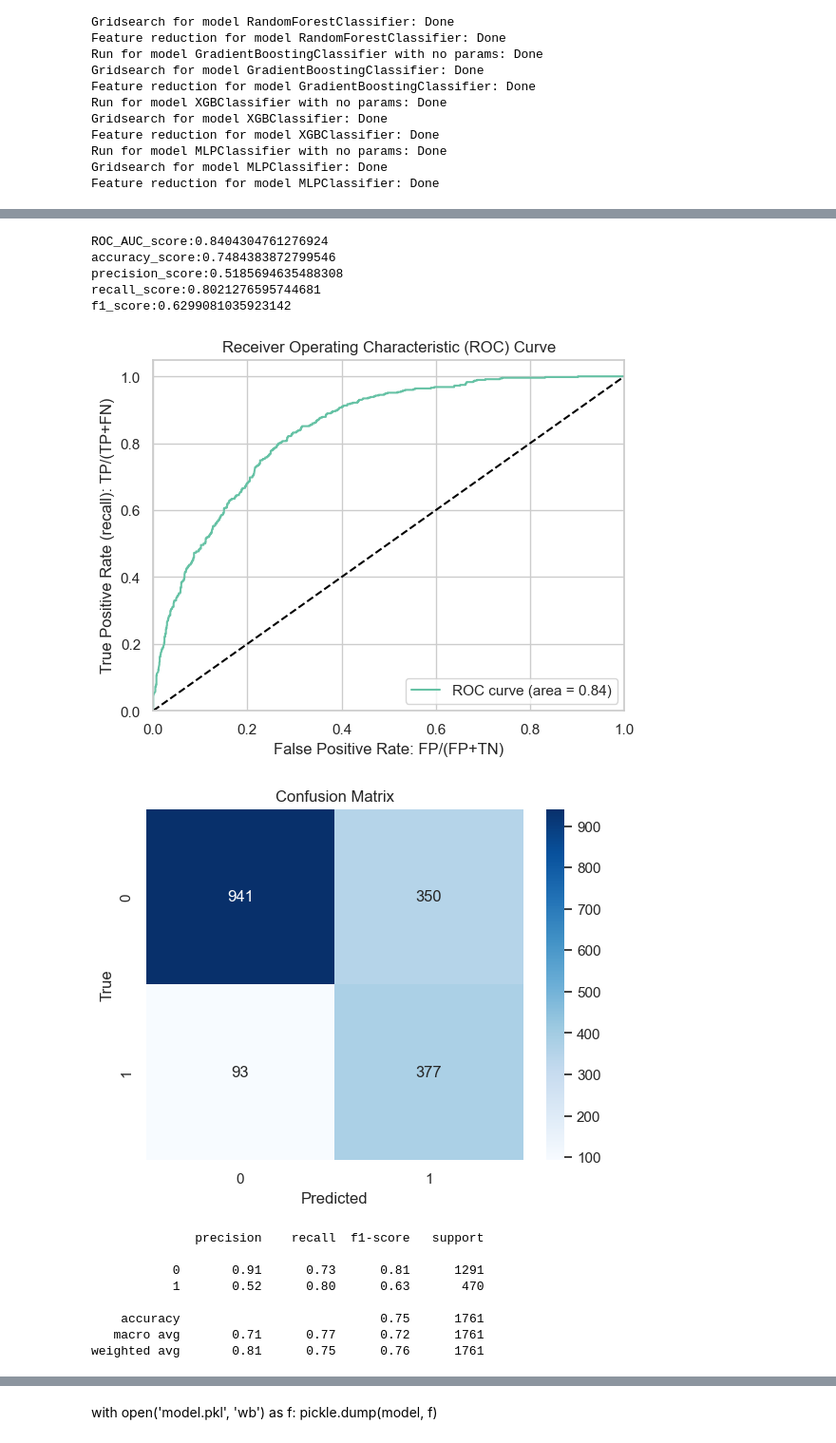
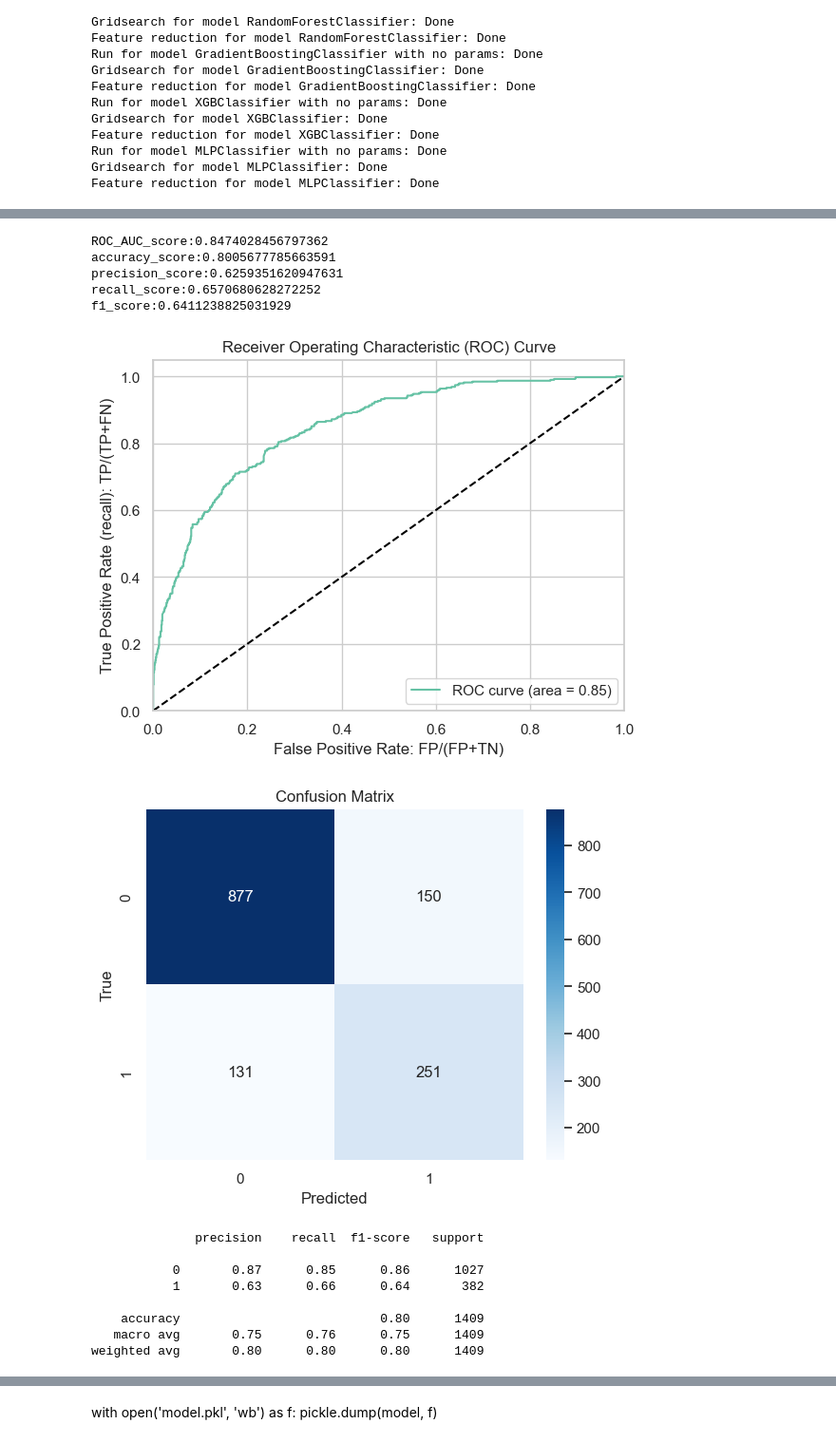
Before and after one commit to nb3110/telco_churn_project, a Jupyter notebook: notebook.ipynb, the cells around one changed output, grey strips where cells are left out. Shown at 95% size. Cells and saved outputs as stored; diff of their text form; code cells hidden in the pictures.

```diff
--- a/notebook.ipynb
+++ b/notebook.ipynb
@@ -441,7 +442,7 @@ X
 # %% [markdown]
 ### Dropping non significant features:
 # %%
-df_num = df_num.drop(columns=['MultipleLines','PhoneService','ExtraChargesEstimate','gender','StreamingTV','StreamingMovies','StreamingMovies','TotalCharges'])
+df_num = df_num.drop(columns=['PhoneService','ExtraChargesEstimate','gender','TotalCharges'])
 # %%
 df_num.to_csv("preprocessed_df.csv")
 # %% [markdown]
@@ -487,7 +488,7 @@ from sklearn.model_selection import train_test_split
 X = df_num.drop('Churn', axis=1)  # Features
 y = df_num['Churn']  # Target variable
 
-X_train, X_test, y_train, y_test = train_test_split(X, y, test_size = 0.25)
+X_train, X_test, y_train, y_test = train_test_split(X, y, test_size = 0.20)
 # %%
 from imblearn.over_sampling import SMOTE
 # %%
@@ -820,7 +825,7 @@ model_df[model_df["model"] == "GradientBoostingClassifier"]
 
 #parameters = {'learning_rate': 0.01, 'max_depth': 3, 'max_features': 'log2', 'min_samples_leaf': 4, 'min_samples_split': 2, 'n_estimators': 500}
 model = GradientBoostingClassifier()
-result = model.fit(X_resampled_1, y_resampled_1)
+result = model.fit(X_resampled_05, y_resampled_05)
 y_pred = result.predict(X_test)
 y_pred_proba = model.predict_proba(X_test)[:, 1]
 
@@ -833,45 +838,45 @@ print(f"f1_score:{f1_score(y_test, y_pred)}")
 
 roc_auc = roc_auc_score(y_test, y_pred_proba)
 fpr, tpr, thresholds = roc_curve(y_test, y_pred_proba)
 
 # Plot ROC curve
 plt.figure()
 plt.plot(fpr, tpr, label='ROC curve (area = %0.2f)' % roc_auc)
 plt.plot([0, 1], [0, 1], 'k--')
 plt.xlim([0.0, 1.0])
 plt.ylim([0.0, 1.05])
 plt.xlabel('False Positive Rate: FP/(FP+TN)')
 plt.ylabel('True Positive Rate (recall): TP/(TP+FN)')
 plt.title('Receiver Operating Characteristic (ROC) Curve')
 plt.legend(loc="lower right")
 plt.show()
 
 
 # Compute confusion matrix
 cm = confusion_matrix(y_test, y_pred)
 
 # Plot confusion matrix as heatmap
 plt.figure()
 sns.heatmap(cm, annot=True, cmap=plt.cm.Blues, fmt='g')
 plt.title('Confusion Matrix')
 plt.xlabel('Predicted')
 plt.ylabel('True')
 plt.show()
 
 print(classification_report(y_test,y_pred))
 # %% [output]
-ROC_AUC_score:0.8404304761276924
-accuracy_score:0.7484383872799546
-precision_score:0.5185694635488308
-recall_score:0.8021276595744681
-f1_score:0.6299081035923142
+ROC_AUC_score:0.8474028456797362
+accuracy_score:0.8005677785663591
+precision_score:0.6259351620947631
+recall_score:0.6570680628272252
+f1_score:0.6411238825031929
-[figure, old version]
+[figure, new version]
-[figure, old version]
+[figure, new version]
               precision    recall  f1-score   support
 
-           0       0.91      0.73      0.81      1291
-           1       0.52      0.80      0.63       470
+           0       0.87      0.85      0.86      1027
+           1       0.63      0.66      0.64       382
 
-    accuracy                           0.75      1761
-   macro avg       0.71      0.77      0.72      1761
-weighted avg       0.81      0.75      0.76      1761
+    accuracy                           0.80      1409
+   macro avg       0.75      0.76      0.75      1409
+weighted avg       0.80      0.80      0.80      1409
```
Also changed, not shown: parts of 13 cells of this notebook, 1 other file.
